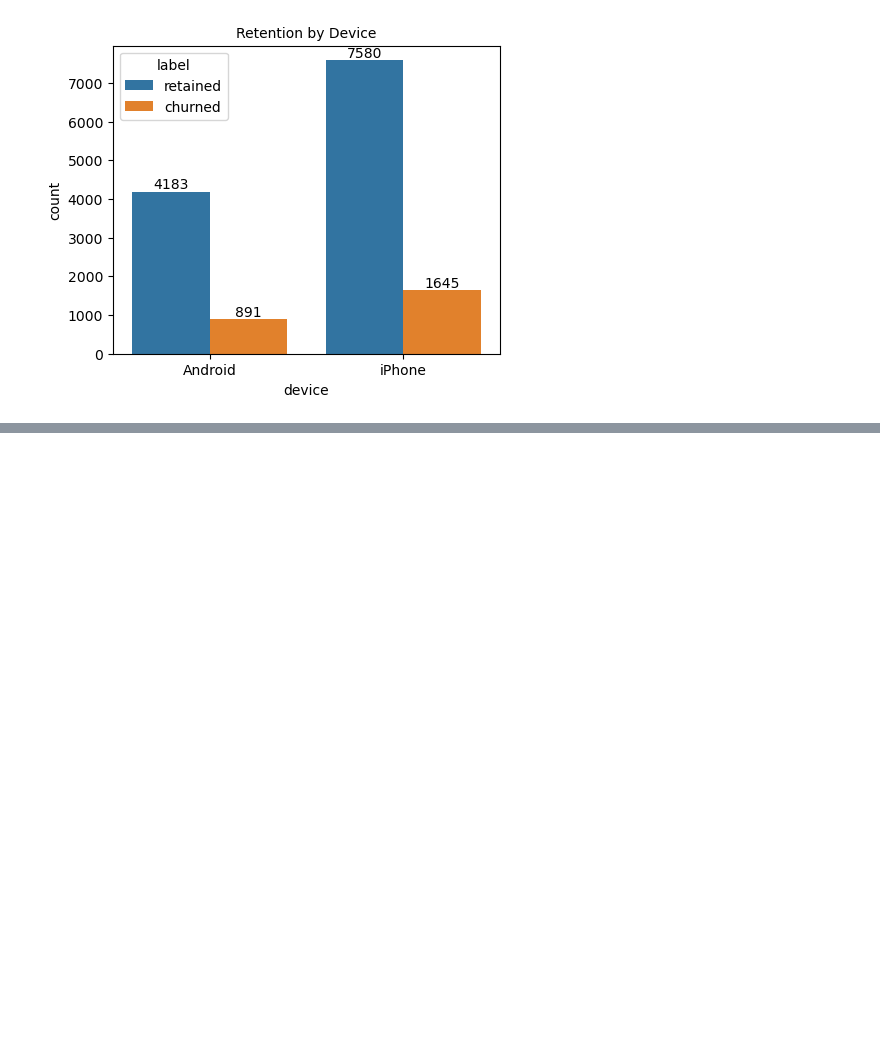
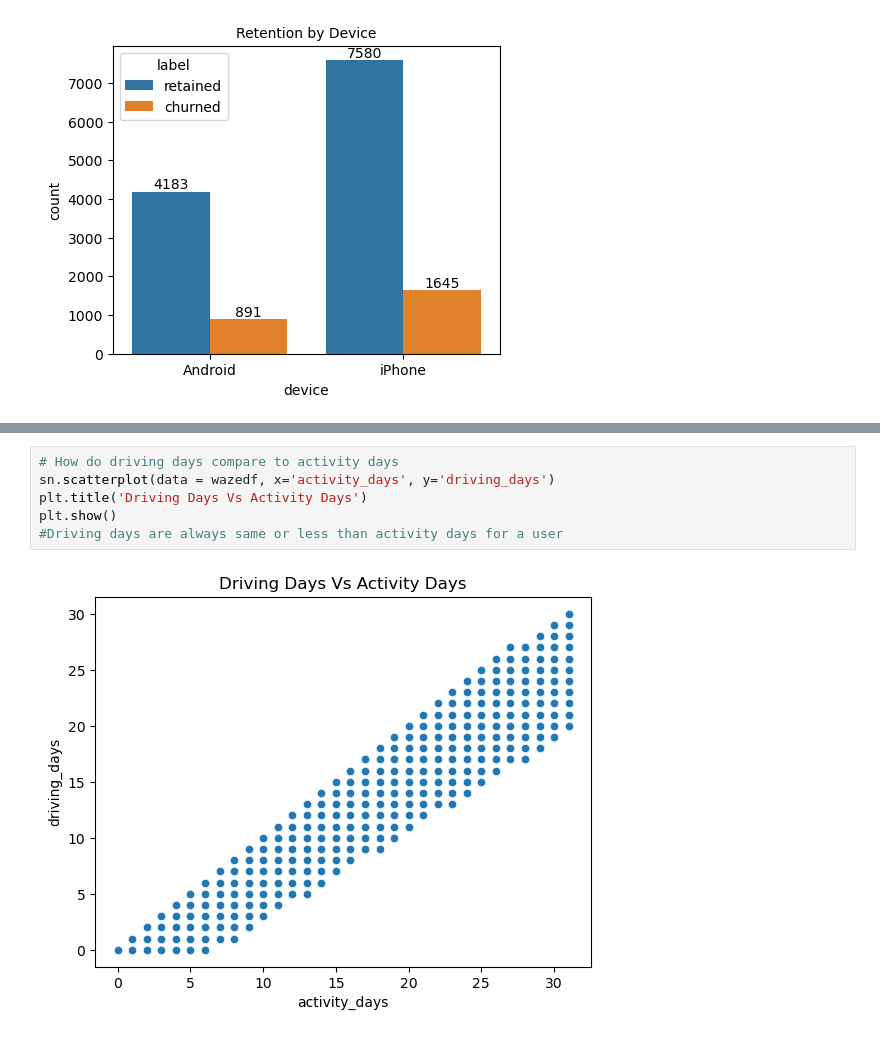
Before and after one commit to marulsnesamony/Portfolio, a Jupyter notebook: Python Code/Navigation App User Usage - EDA.ipynb, the cells around one changed output, grey strips where cells are left out. Cells and saved outputs as stored; diff of their text form; blank space fills up the shorter version.

```diff
--- a/Python Code/Navigation App User Usage - EDA.ipynb
+++ b/Python Code/Navigation App User Usage - EDA.ipynb
@@ -245,0 +251,8 @@ plt.show()
+# %%
+# How do driving days compare to activity days
+sn.scatterplot(data = wazedf, x='activity_days', y='driving_days')
+plt.title('Driving Days Vs Activity Days')
+plt.show()
+#Driving days are always same or less than activity days for a user
+# %% [output]
+[figure, added]
```
Also changed, not shown: parts of 3 cells of this notebook.
